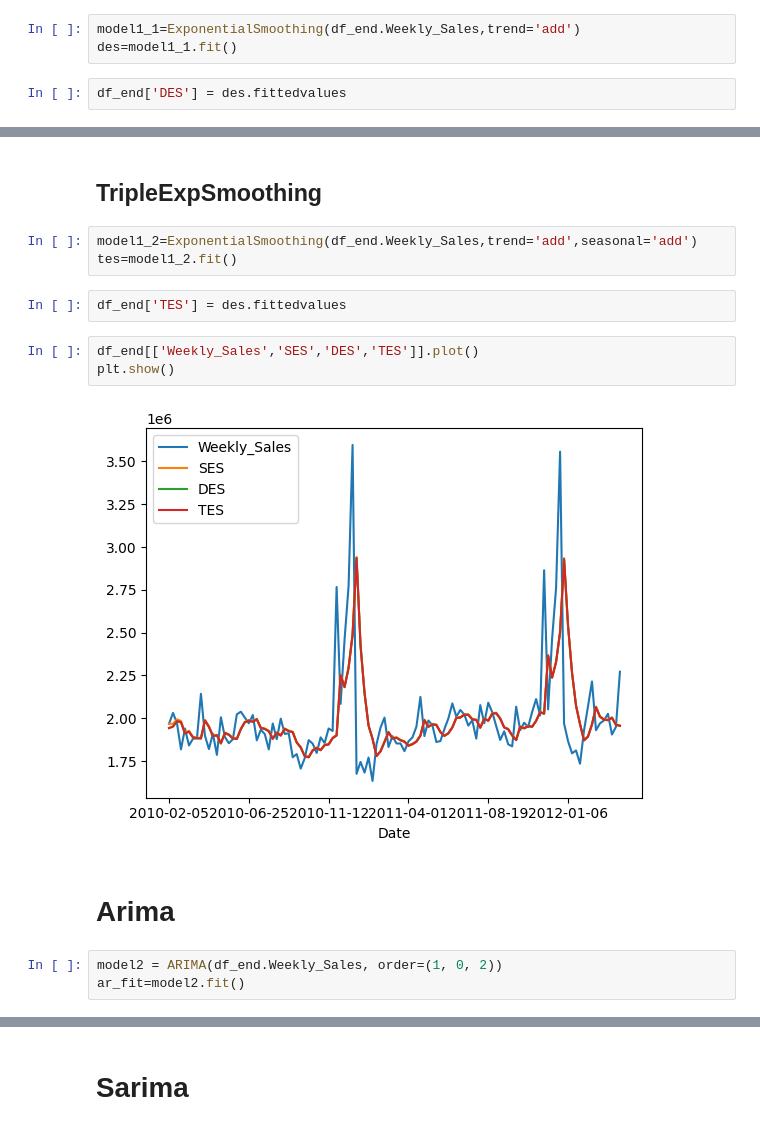
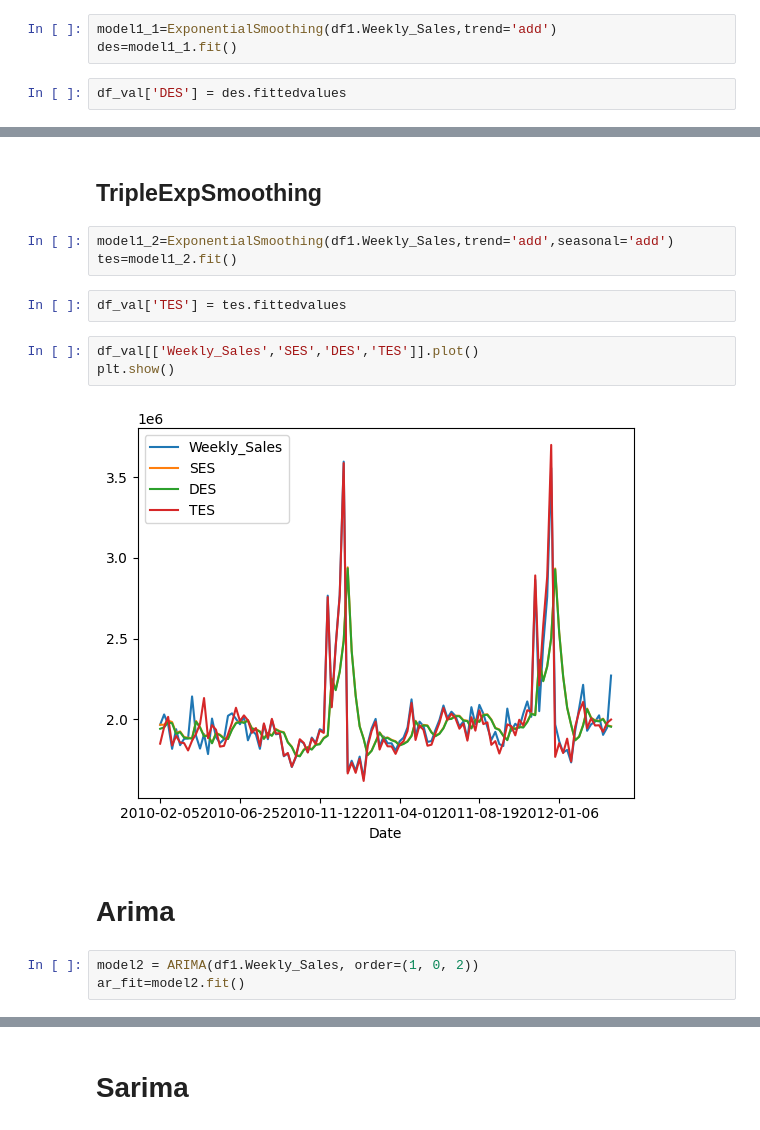
Before and after one commit to Pangellotti/darts_practice, a Jupyter notebook: darts_practice/src/models_train.ipynb, the cells around one changed output, grey strips where cells are left out. Cells and saved outputs as stored; diff of their text form.

```diff
--- a/darts_practice/src/models_train.ipynb
+++ b/darts_practice/src/models_train.ipynb
@@ -47,8 +59,8 @@ plt.show()
 # %% [markdown]
 ## DoubleExpSmoothing
 # %%
-model1_1=ExponentialSmoothing(df_end.Weekly_Sales,trend='add')
+model1_1=ExponentialSmoothing(df1.Weekly_Sales,trend='add')
 des=model1_1.fit()
 # %%
-df_end['DES'] = des.fittedvalues
+df_val['DES'] = des.fittedvalues
 # %%
@@ -59,19 +71,19 @@ plt.show()
 # %% [markdown]
 ## TripleExpSmoothing
 # %%
-model1_2=ExponentialSmoothing(df_end.Weekly_Sales,trend='add',seasonal='add')
+model1_2=ExponentialSmoothing(df1.Weekly_Sales,trend='add',seasonal='add')
 tes=model1_2.fit()
 # %%
-df_end['TES'] = des.fittedvalues
+df_val['TES'] = tes.fittedvalues
 # %%
-df_end[['Weekly_Sales','SES','DES','TES']].plot()
+df_val[['Weekly_Sales','SES','DES','TES']].plot()
 plt.show()
 # %% [output]
-[figure, old version]
+[figure, new version]
 # %% [markdown]
 # Arima
 # %%
-model2 = ARIMA(df_end.Weekly_Sales, order=(1, 0, 2))
+model2 = ARIMA(df1.Weekly_Sales, order=(1, 0, 2))
 ar_fit=model2.fit()
 # %%
 ar_fit.summary()
```
Also changed, not shown: parts of 38 cells of this notebook, 6 other files.
